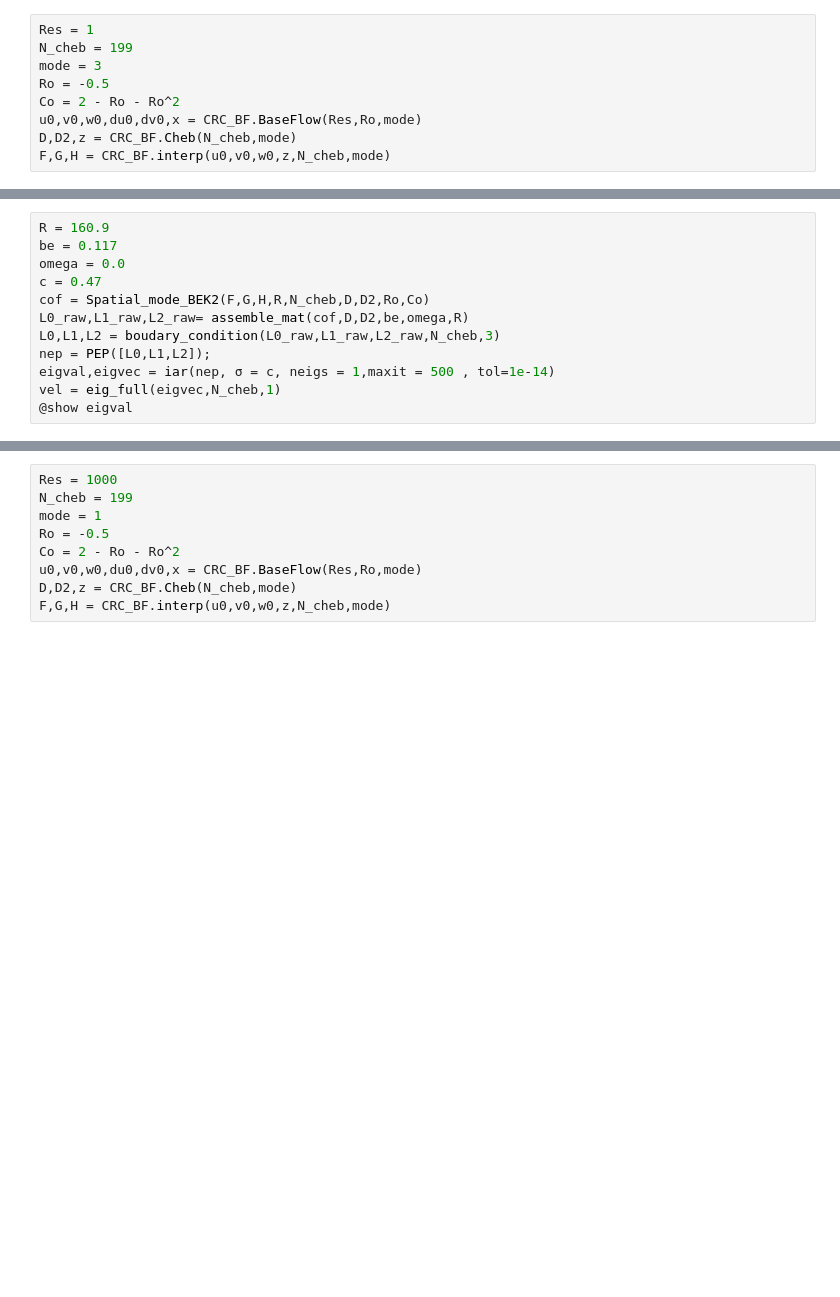
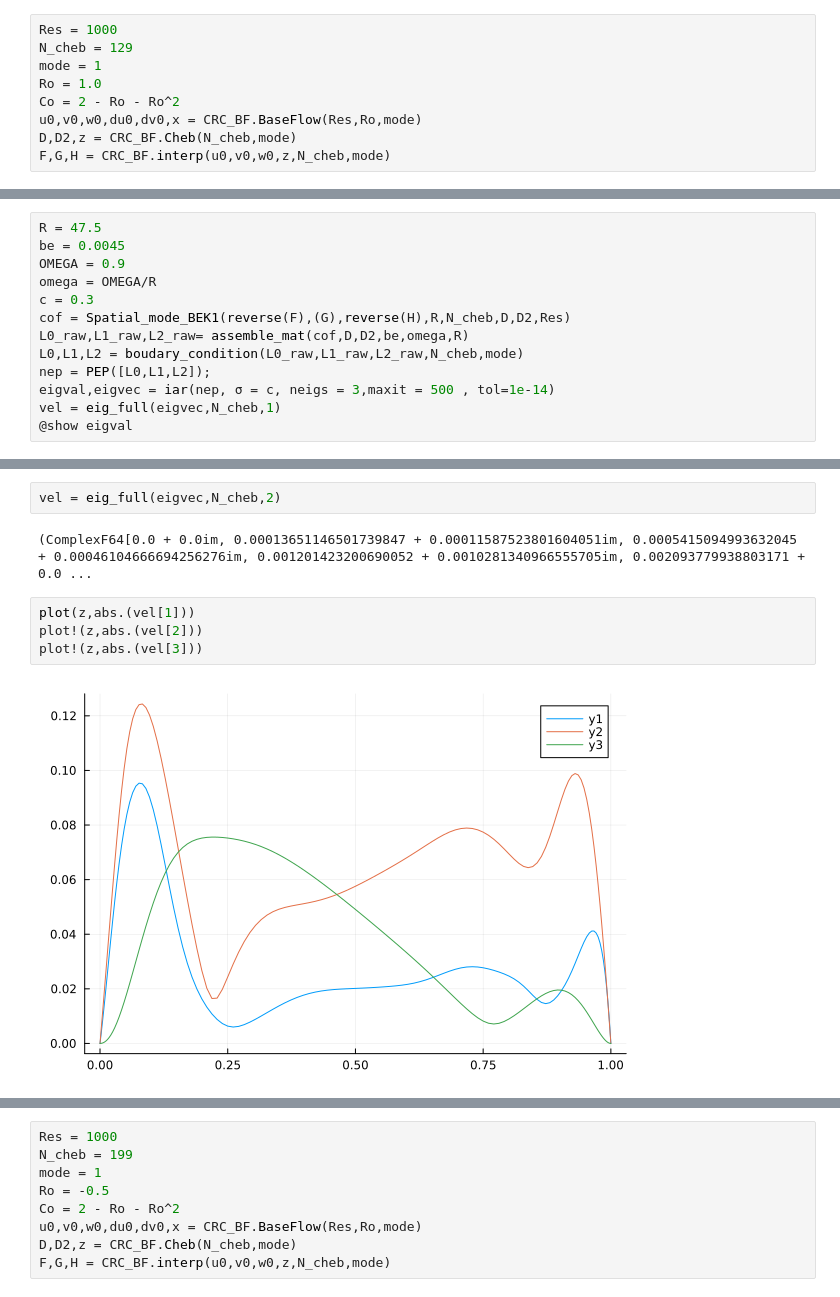
Before and after one commit to HaojieZhang917/compressible_bek, a Jupyter notebook: TwoDisk/stability.ipynb, the cells around one changed output, grey strips where cells are left out. Drawn from its saved outputs; the diff is of its cells as text; blank space fills up the shorter version.

```diff
--- a/TwoDisk/stability.ipynb
+++ b/TwoDisk/stability.ipynb
@@ -8,10 +9,10 @@ using NonlinearEigenproblems
 include("BaseFlow_cavity.jl")
 include("LST_BEK.jl")
 # %%
-Res = 1
-N_cheb = 199
-mode = 3
-Ro = -0.5
+Res = 1000
+N_cheb = 129
+mode = 1
+Ro = 1.0
 Co = 2 - Ro - Ro^2
 u0,v0,w0,du0,dv0,x = CRC_BF.BaseFlow(Res,Ro,mode)
 D,D2,z = CRC_BF.Cheb(N_cheb,mode)
@@ -19,12 +30,13 @@ F,G,H = CRC_BF.interp(u0,v0,w0,z,N_cheb,mode)
 # %%
-R = 160.9
-be = 0.117
-omega = 0.0
-c = 0.47
-cof = Spatial_mode_BEK2(F,G,H,R,N_cheb,D,D2,Ro,Co)
+R = 47.5
+be = 0.0045
+OMEGA = 0.9
+omega = OMEGA/R
+c = 0.3
+cof = Spatial_mode_BEK1(reverse(F),(G),reverse(H),R,N_cheb,D,D2,Res)
 L0_raw,L1_raw,L2_raw= assemble_mat(cof,D,D2,be,omega,R)
-L0,L1,L2 = boudary_condition(L0_raw,L1_raw,L2_raw,N_cheb,3)
+L0,L1,L2 = boudary_condition(L0_raw,L1_raw,L2_raw,N_cheb,mode)
 nep = PEP([L0,L1,L2]);
-eigval,eigvec = iar(nep, σ = c, neigs = 1,maxit = 500 , tol=1e-14)
+eigval,eigvec = iar(nep, σ = c, neigs = 3,maxit = 500 , tol=1e-14)
 vel = eig_full(eigvec,N_cheb,1)
 @show eigval
@@ -30,0 +49,10 @@ vel = eig_full(eigvec,N_cheb,1)
+# %%
+vel = eig_full(eigvec,N_cheb,2)
+# %% [output]
+(ComplexF64[0.0 + 0.0im, 0.00013651146501739847 + 0.00011587523801604051im, 0.0005415094993632045 + 0.00046104666694256276im, 0.001201423200690052 + 0.0010281340966555705im, 0.002093779938803171 + 0.0 ...
+# %%
+plot(z,abs.(vel[1]))
+plot!(z,abs.(vel[2]))
+plot!(z,abs.(vel[3]))
+# %% [output]
+[figure, added]
```
Also changed, not shown: parts of 17 cells of this notebook, 3 other files.
